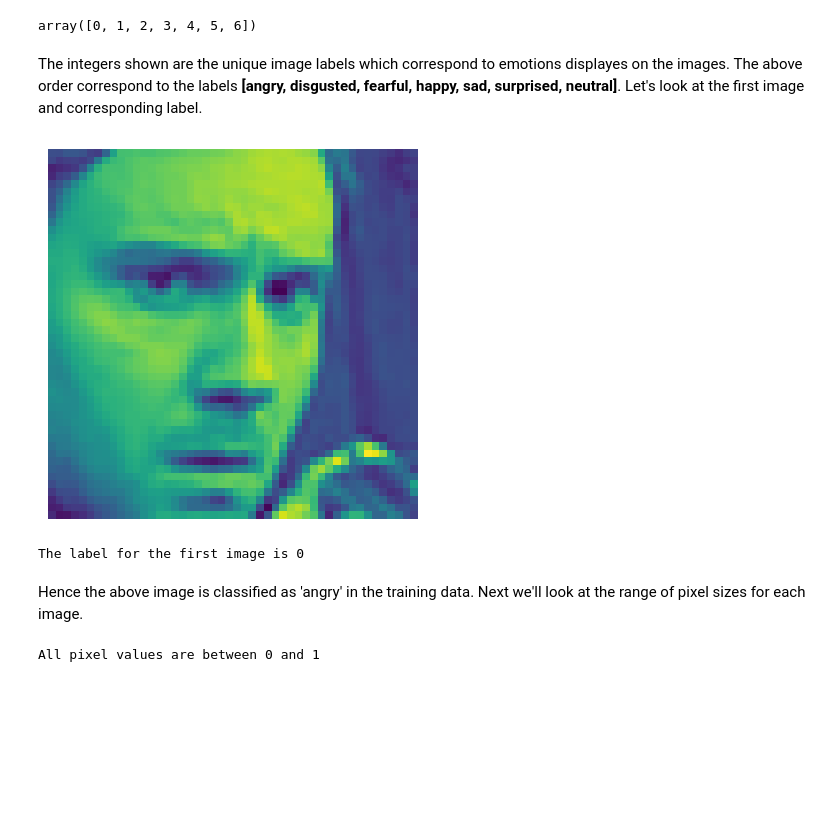
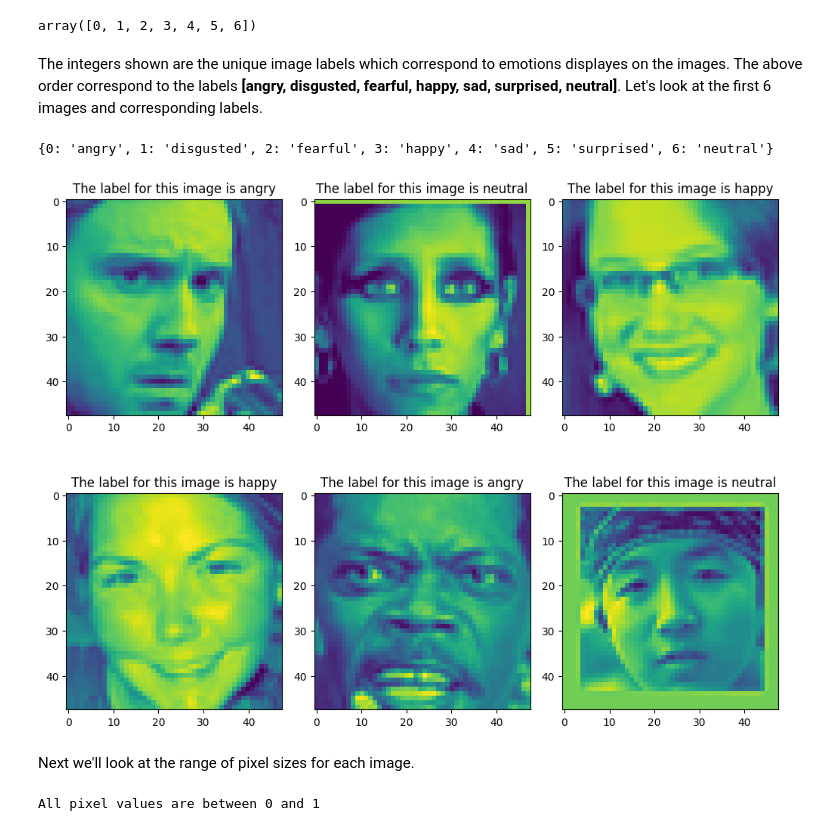
Before and after one commit to felix-rosenberger/image-classification, a Jupyter notebook: Image_Classification.ipynb, the cells around one changed output. Saved outputs shown, nothing was run; the diff lists cells and outputs as text; code cells hidden in the pictures; blank space fills up the shorter version.

Commit message:
plotted first pictures

```diff
--- a/Image_Classification.ipynb
+++ b/Image_Classification.ipynb
@@ -54,17 +54,29 @@ np.unique(labels)
 array([0, 1, 2, 3, 4, 5, 6])
 # %% [markdown]
 The integers shown are the unique image labels which correspond to emotions displayes on the images. The above order correspond to the labels **[angry, disgusted, fearful, happy, sad, surprised, neutral]**.
-Let's look at the first image and corresponding label.
+Let's look at the first 6 images and corresponding labels.
-# %%
-plt.imshow(train[0])
-plt.axis('off')
-plt.show()
-print(f'The label for the first image is {labels[0]}')
-# %% [output]
-[figure, removed]
-The label for the first image is 0
+# %%
+# create label dict
+keys = list(np.unique(labels))
+values = ['angry', 'disgusted', 'fearful', 'happy', 'sad', 'surprised', 'neutral']
+label_classes = dict(zip(keys, values)) # provide key value pairs using zip
+print(label_classes)
+# %% [output]
+{0: 'angry', 1: 'disgusted', 2: 'fearful', 3: 'happy', 4: 'sad', 5: 'surprised', 6: 'neutral'}
+# %%
+fig, ax = plt.subplots(nrows=2, ncols=3, figsize=(10, 8))
+for i in range(len(train[0:6])):
+    lookup_key = labels[i]
+    subplot = ax[i // 3, i % 3] # get current subplot
+    subplot.imshow(train[i]) # plot image on the current subplot
+    subplot.set_title(f'The label for this image is {label_classes[lookup_key]}') # set title to corresponding label
+
+plt.tight_layout() # no overlap
+plt.show()
+# %% [output]
+[figure, added]
 # %% [markdown]
-Hence the above image is classified as 'angry' in the training data. Next we'll look at the range of pixel sizes for each image.
+Next we'll look at the range of pixel sizes for each image.
 # %%
 # loop through all images and check min max values
 n = 0
```
